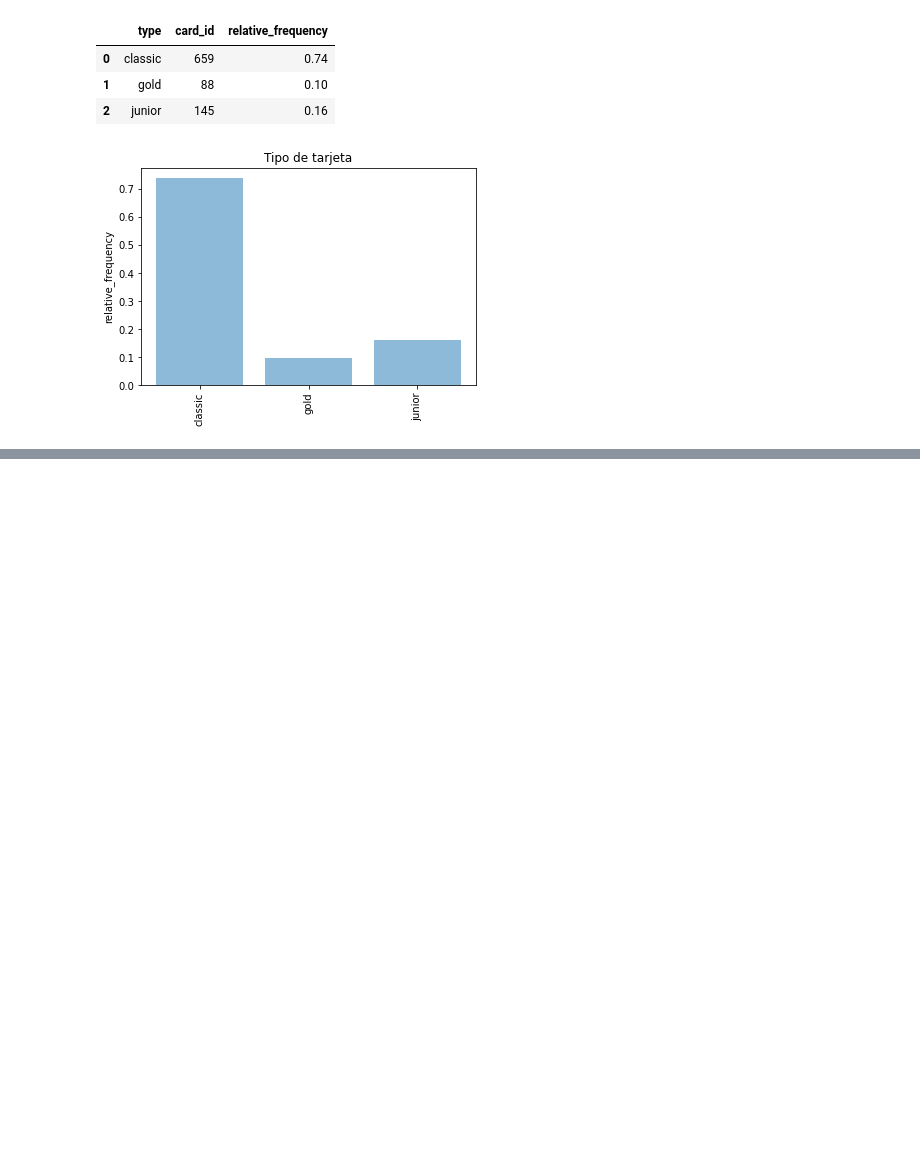
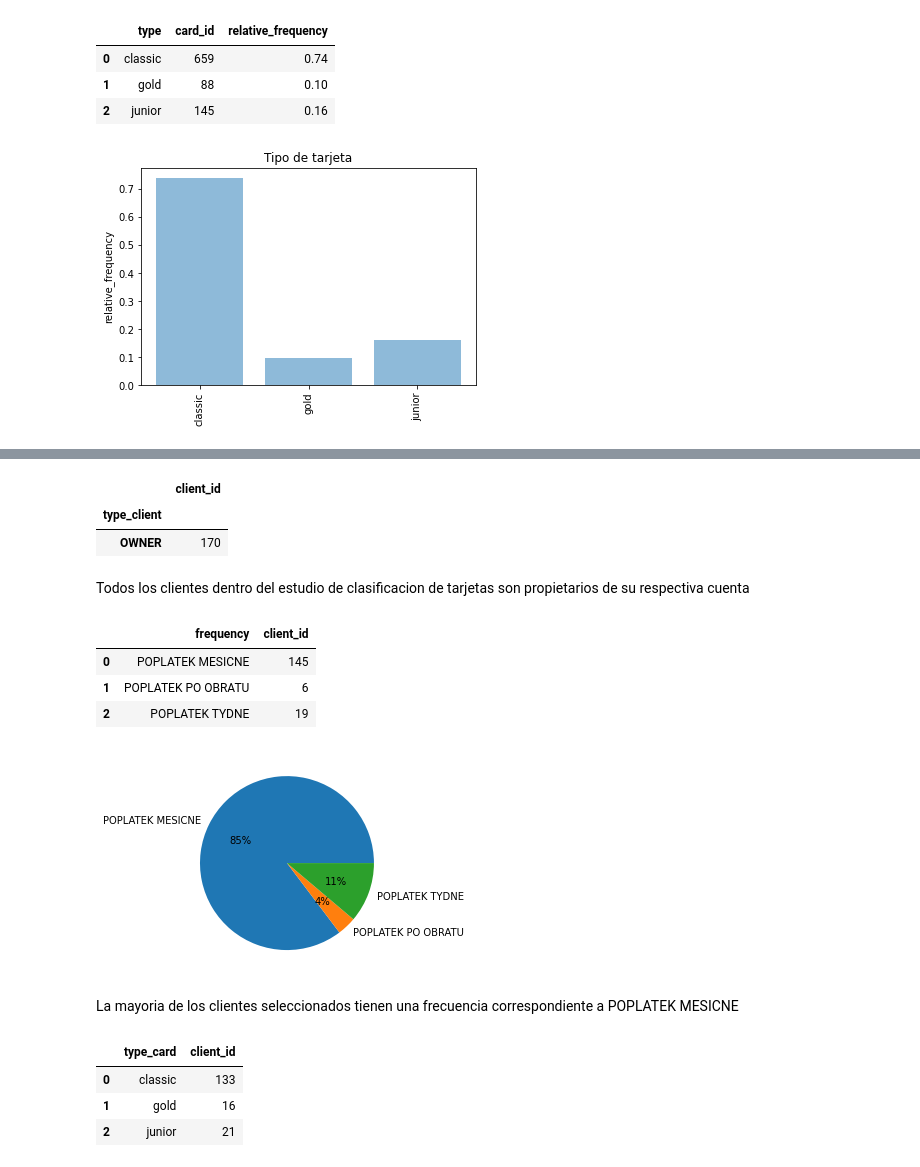
Before and after one commit to mangekyo443556/berka_bank, a Jupyter notebook: berka_bank.ipynb, the cells around one changed output, grey strips where cells are left out. Saved outputs shown, nothing was run; the diff lists cells and outputs as text; code cells hidden in the pictures; blank space fills up the shorter version.

```diff
--- a/berka_bank.ipynb
+++ b/berka_bank.ipynb
@@ -122,0 +142,2 @@ df_client.merge(df_district, left_on = 'district_id', right_on='A1', how = 'left
+# %%
+df_table_miner = df_card.drop('issued', axis = 1).merge(df_disp, on = 'disp_id', how = 'left', suffixes=('_card','_client')).merge(df_account.drop('date', axis = 1), on = 'account_id', how = 'left').merge(df_district[['A1','A3','A4','A11']], left_on = 'district_id', right_on='A1').merge(df_client[['client_id','birth_number']], on='client_id', how = 'left').merge(df_loan[['account_id','amount','duration', 'status']], on = 'account_id', how = 'inner').merge(df_account_sum, on = 'account_id', how = 'left').merge(df_unique_trans, on = 'account_id', how = 'left').drop(['disp_id','account_id','district_id','card_id','A1'], axis = 1)
@@ -122,0 +188,24 @@ df_client.merge(df_district, left_on = 'district_id', right_on='A1', how = 'left
+# %%
+df_table_miner.groupby(['type_client']).agg({'client_id':'nunique'})
+# %% [output]
+|  | client_id |
+| type_client |  |
+| OWNER | 170 |
+# %% [markdown]
+<p>Todos los clientes dentro del estudio de clasificacion de tarjetas son propietarios de su respectiva cuenta</p>
+# %%
+df_frequency_table = df_table_miner.groupby(['frequency']).agg({'client_id':'nunique'}).reset_index()
+# %%
+df_frequency_table
+# %% [output]
+|  | frequency | client_id |
+| 0 | POPLATEK MESICNE | 145 |
+| 1 | POPLATEK PO OBRATU | 6 |
+| 2 | POPLATEK TYDNE | 19 |
+# %%
+plt.pie(df_frequency_table.client_id.values.tolist(), labels = df_frequency_table.frequency.values.tolist(), autopct='%.0f%%')
+plt.show()
+# %% [output]
+[figure, added]
+# %% [markdown]
+<p>La mayoria de los clientes seleccionados tienen una frecuencia correspondiente a POPLATEK MESICNE</p>
@@ -122,0 +214,7 @@ df_client.merge(df_district, left_on = 'district_id', right_on='A1', how = 'left
+# %%
+df_type_card.head()
+# %% [output]
+|  | type_card | client_id |
+| 0 | classic | 133 |
+| 1 | gold | 16 |
+| 2 | junior | 21 |
```
Also changed, not shown: parts of 43 cells of this notebook.
